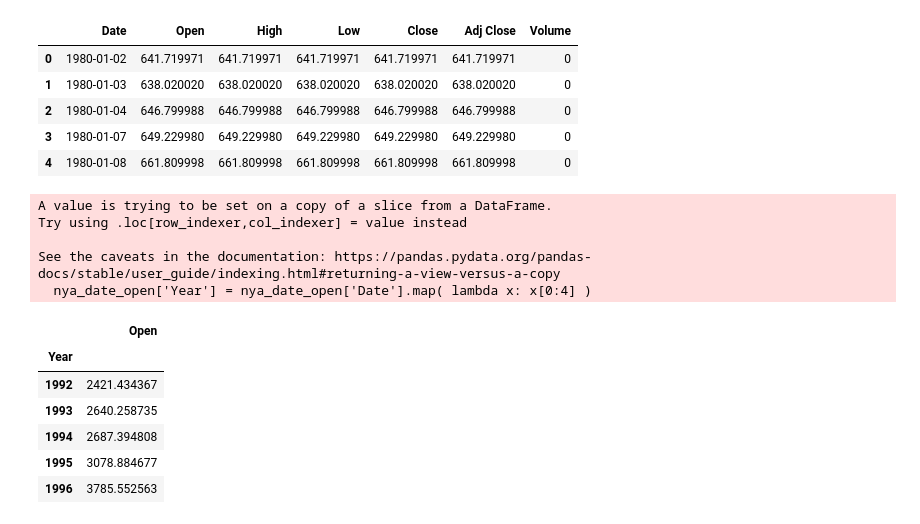
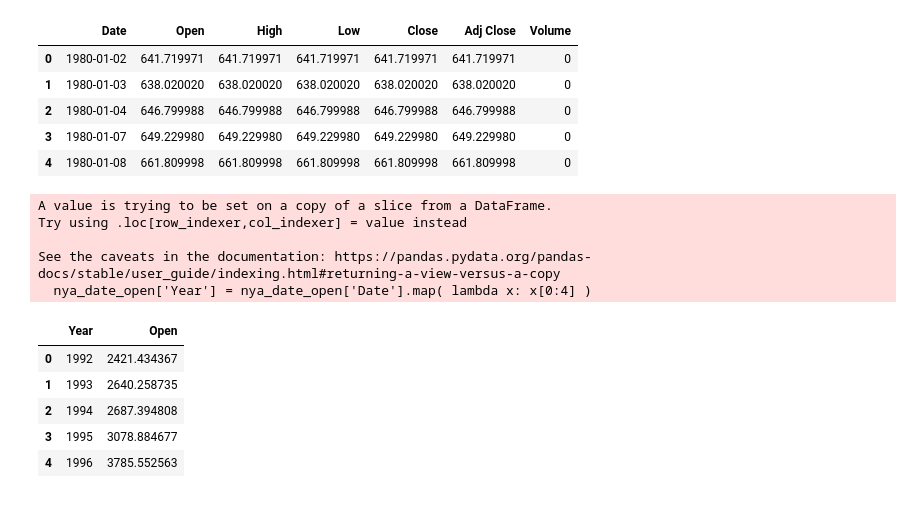
Before and after one commit to thudsonbu/ds-project-1, a Jupyter notebook: project-2.ipynb, the cells around one changed output. Saved outputs shown, nothing was run; the diff lists cells and outputs as text; code cells hidden in the pictures.

```diff
--- a/project-2.ipynb
+++ b/project-2.ipynb
@@ -406,31 +409,30 @@ nya_index.head()
 # %%
 # slice needed data
 nya_date_open = nya_index[ ['Date', 'Open' ] ]
 # convert open data to int
 nya_date_open.astype(
   dtype={
     'Open':'int32',
   }
 )
 
 # create year colum
 nya_date_open['Year'] = nya_date_open['Date'].map( lambda x: x[0:4] )
 # get data that is later than 1991
 nya_date_open = nya_date_open[ nya_date_open['Year'] >= '1992' ]
 # group by the year to match with other data
-nya_year_open = nya_date_open[ ['Year', 'Open'] ].groupby(['Year']).mean()
+nya_year_open = nya_date_open[ ['Year', 'Open'] ].groupby(['Year']).mean().reset_index()
 
 nya_year_open.head()
 # %% [output]
 A value is trying to be set on a copy of a slice from a DataFrame.
 Try using .loc[row_indexer,col_indexer] = value instead
 
 See the caveats in the documentation: https://pandas.pydata.org/pandas-docs/stable/user_guide/indexing.html#returning-a-view-versus-a-copy
   nya_date_open['Year'] = nya_date_open['Date'].map( lambda x: x[0:4] )
-|  | Open |
-| Year |  |
-| 1992 | 2421.434367 |
-| 1993 | 2640.258735 |
-| 1994 | 2687.394808 |
-| 1995 | 3078.884677 |
-| 1996 | 3785.552563 |
+|  | Year | Open |
+| 0 | 1992 | 2421.434367 |
+| 1 | 1993 | 2640.258735 |
+| 2 | 1994 | 2687.394808 |
+| 3 | 1995 | 3078.884677 |
+| 4 | 1996 | 3785.552563 |
```
Also changed, not shown: parts of 6 cells of this notebook.
